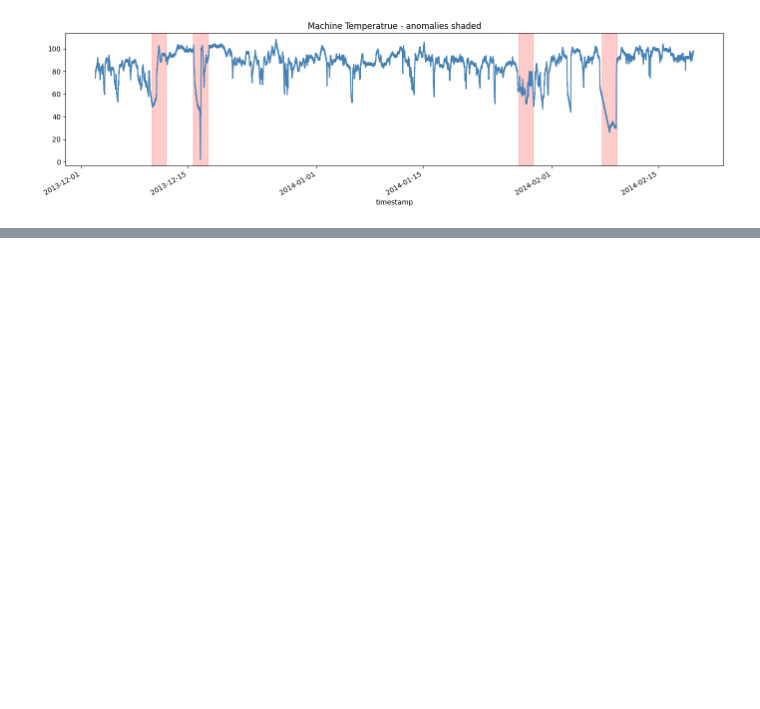
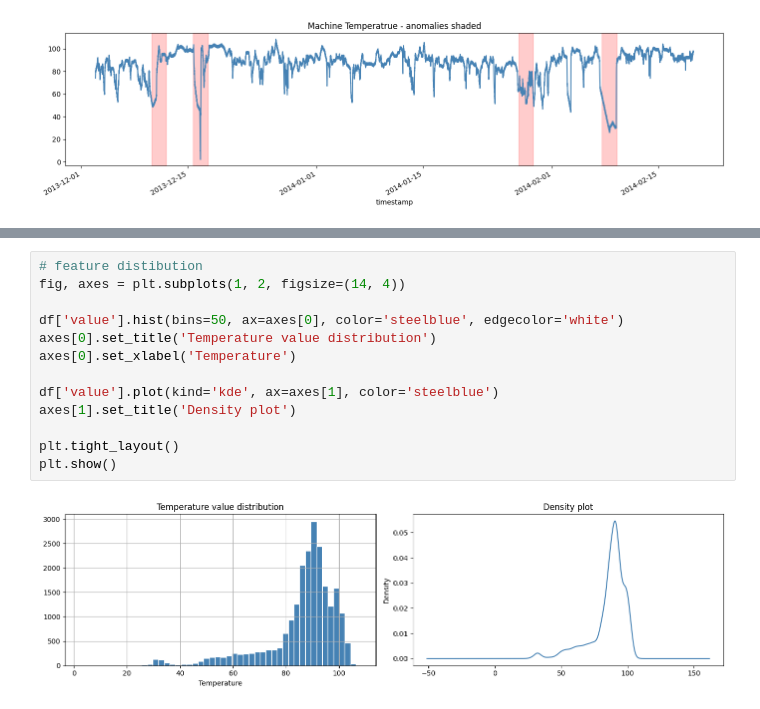
Before and after one commit to marwanhegazy-10/anomaly-detection, a Jupyter notebook: notebooks/01_eda.ipynb, the cells around one changed output, grey strips where cells are left out. Cells and saved outputs as stored; diff of their text form; blank space fills up the shorter version.

```diff
--- a/notebooks/01_eda.ipynb
+++ b/notebooks/01_eda.ipynb
@@ -59,0 +71,15 @@ plt.show()
+# %%
+# feature distibution
+fig, axes = plt.subplots(1, 2, figsize=(14, 4))
+
+df['value'].hist(bins=50, ax=axes[0], color='steelblue', edgecolor='white')
+axes[0].set_title('Temperature value distribution')
+axes[0].set_xlabel('Temperature')
+
+df['value'].plot(kind='kde', ax=axes[1], color='steelblue')
+axes[1].set_title('Density plot')
+
+plt.tight_layout()
+plt.show()
+# %% [output]
+[figure, added]
```
Also changed, not shown: parts of 7 cells of this notebook.
